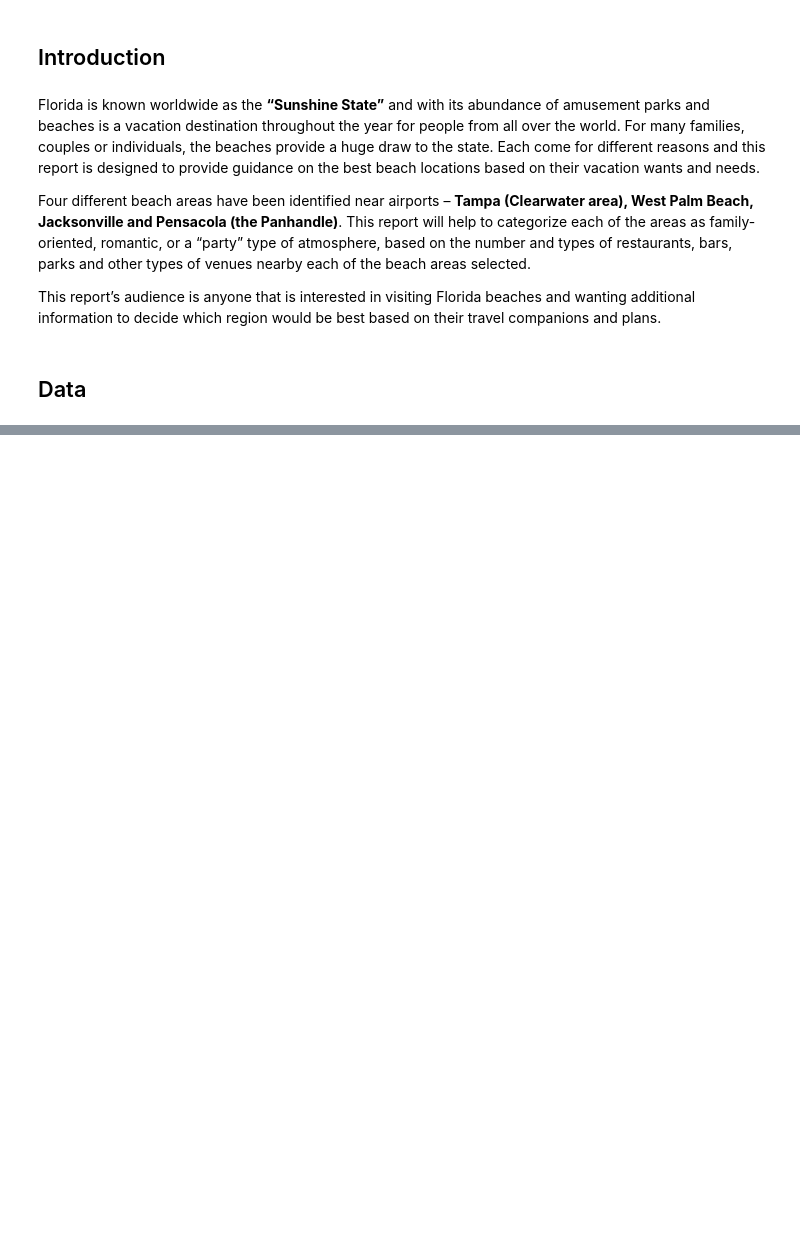
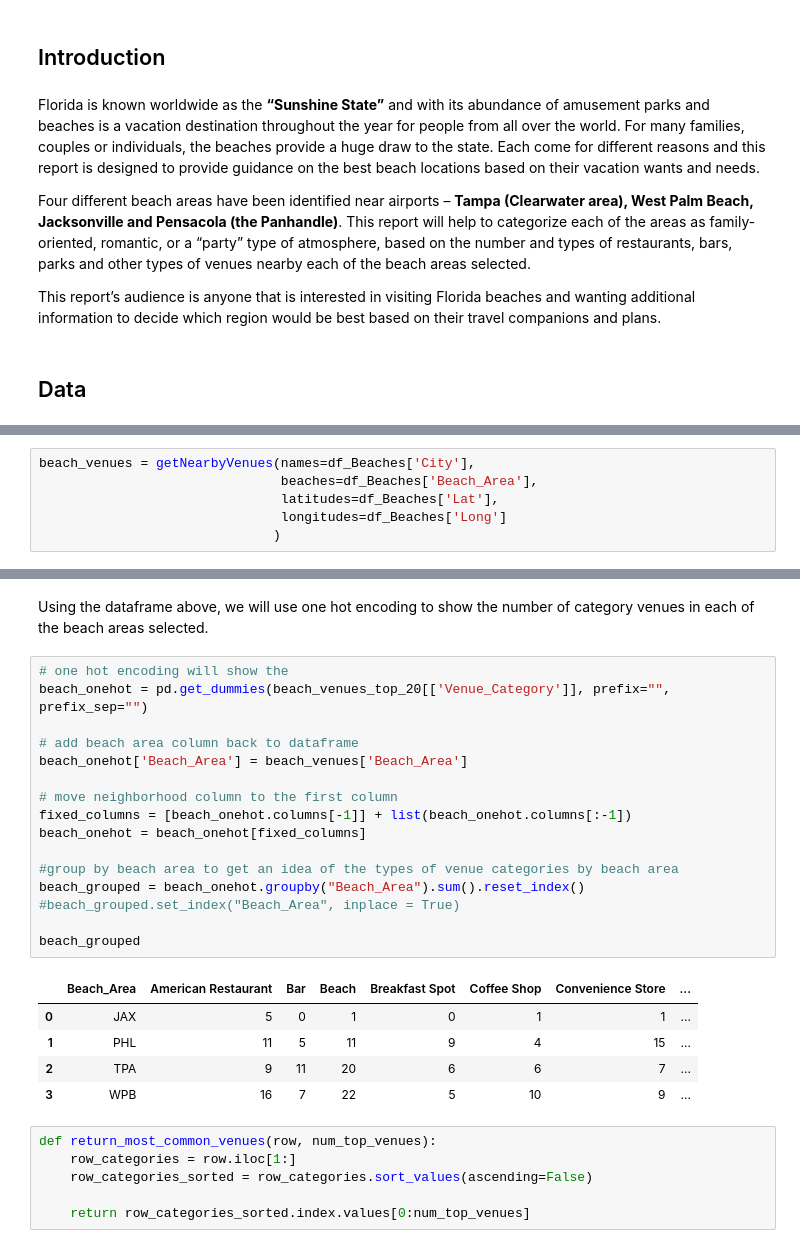
Before and after one commit to tlperella/Cousera_Capstone, a Jupyter notebook: Cousera Capstone Notebook - TP.ipynb, the cells around one changed output, grey strips where cells are left out. Cells and saved outputs as stored; diff of their text form; blank space fills up the shorter version.

```diff
--- a/Cousera Capstone Notebook - TP.ipynb
+++ b/Cousera Capstone Notebook - TP.ipynb
@@ -36,0 +249,6 @@ The Foursquare API will be used to extract the venues for each of the beach area
+# %%
+beach_venues = getNearbyVenues(names=df_Beaches['City'],
+                               beaches=df_Beaches['Beach_Area'],
+                               latitudes=df_Beaches['Lat'],
+                               longitudes=df_Beaches['Long']
+                              )
@@ -36,0 +281,30 @@ The Foursquare API will be used to extract the venues for each of the beach area
+# %% [markdown]
+Using the dataframe above, we will use one hot encoding to show the number of category venues in each of the beach areas selected.
+# %%
+# one hot encoding will show the
+beach_onehot = pd.get_dummies(beach_venues_top_20[['Venue_Category']], prefix="", prefix_sep="")
+
+# add beach area column back to dataframe
+beach_onehot['Beach_Area'] = beach_venues['Beach_Area']
+
+# move neighborhood column to the first column
+fixed_columns = [beach_onehot.columns[-1]] + list(beach_onehot.columns[:-1])
+beach_onehot = beach_onehot[fixed_columns]
+
+#group by beach area to get an idea of the types of venue categories by beach area
+beach_grouped = beach_onehot.groupby("Beach_Area").sum().reset_index()
+#beach_grouped.set_index("Beach_Area", inplace = True)
+
+beach_grouped
+# %% [output]
+|  | Beach_Area | American Restaurant | Bar | Beach | Breakfast Spot | Coffee Shop | Convenience Store | ... |
+| 0 | JAX | 5 | 0 | 1 | 0 | 1 | 1 | ... |
+| 1 | PHL | 11 | 5 | 11 | 9 | 4 | 15 | ... |
+| 2 | TPA | 9 | 11 | 20 | 6 | 6 | 7 | ... |
+| 3 | WPB | 16 | 7 | 22 | 5 | 10 | 9 | ... |
+# %%
+def return_most_common_venues(row, num_top_venues):
+    row_categories = row.iloc[1:]
+    row_categories_sorted = row_categories.sort_values(ascending=False)
+
+    return row_categories_sorted.index.values[0:num_top_venues]
```
Also changed, not shown: parts of 49 cells of this notebook.
